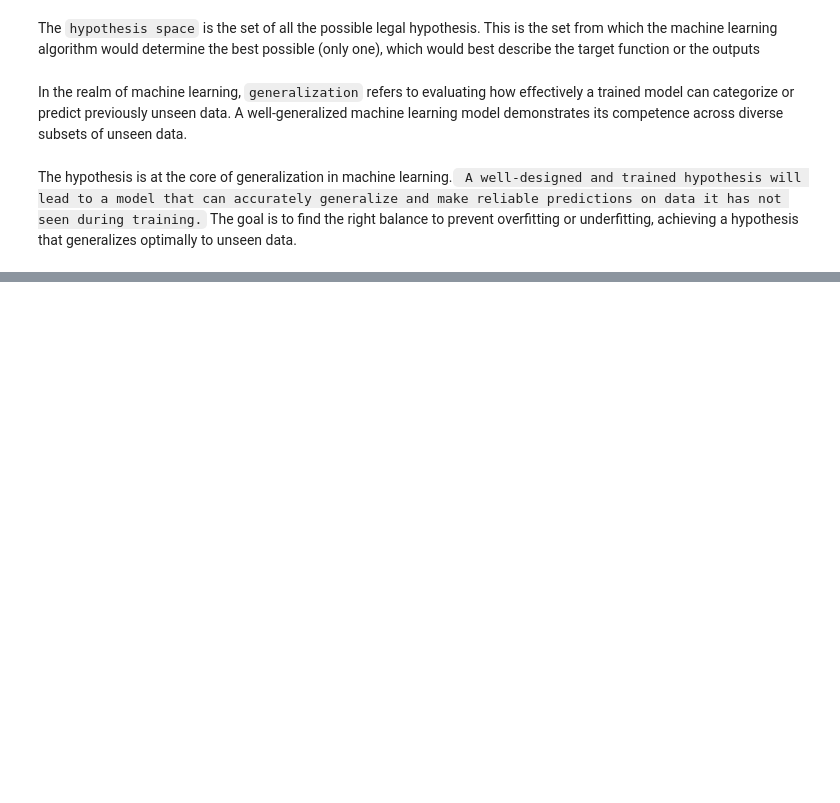
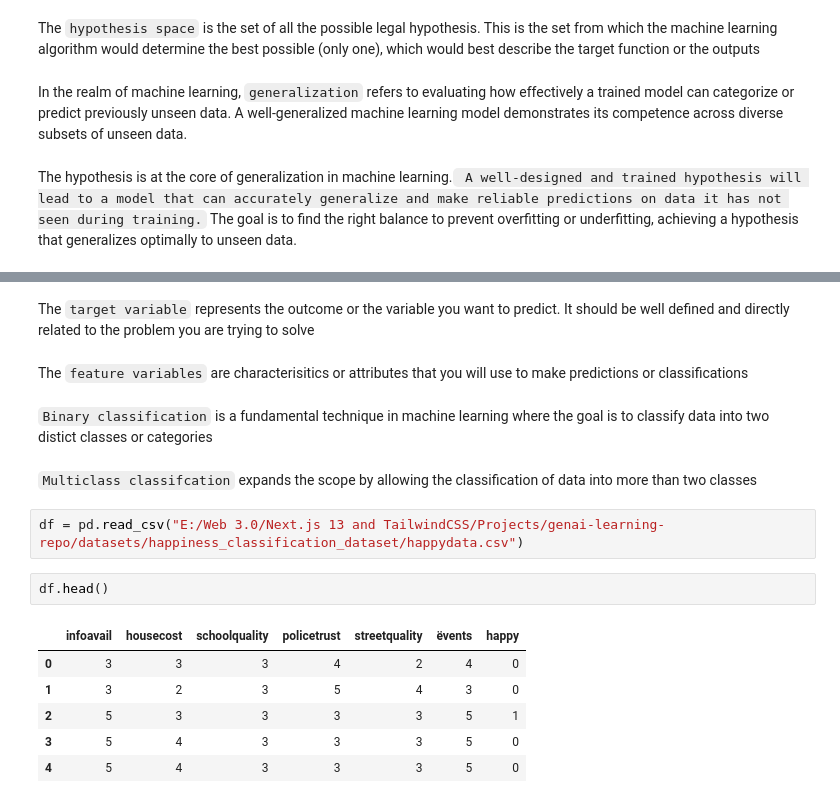
Before and after one commit to mmaazkhanhere/genai-learning-repo, a Jupyter notebook: machine-learning-course/course.ipynb, the cells around one changed output, grey strips where cells are left out. Saved outputs shown, nothing was run; the diff lists cells and outputs as text; blank space fills up the shorter version.

```diff
--- a/machine-learning-course/course.ipynb
+++ b/machine-learning-course/course.ipynb
@@ -144,0 +164,19 @@ The hypothesis is at the core of generalization in machine learning.` A well-des
+# %% [markdown]
+The `target variable` represents the outcome or the variable you want to predict. It should be well defined and directly related to the problem you are trying to solve
+# %% [markdown]
+The `feature variables` are characterisitics or attributes that you will use to make predictions or classifications
+# %% [markdown]
+`Binary classification` is a fundamental technique in machine learning where the goal is to classify data into two distict classes or categories
+# %% [markdown]
+`Multiclass classifcation` expands the scope by allowing the classification of data into more than two classes
+# %%
+df = pd.read_csv("E:/Web 3.0/Next.js 13 and TailwindCSS/Projects/genai-learning-repo/datasets/happiness_classification_dataset/happydata.csv")
+# %%
+df.head()
+# %% [output]
+|  | infoavail | housecost | schoolquality | policetrust | streetquality | ëvents | happy |
+| 0 | 3 | 3 | 3 | 4 | 2 | 4 | 0 |
+| 1 | 3 | 2 | 3 | 5 | 4 | 3 | 0 |
+| 2 | 5 | 3 | 3 | 3 | 3 | 5 | 1 |
+| 3 | 5 | 4 | 3 | 3 | 3 | 5 | 0 |
+| 4 | 5 | 4 | 3 | 3 | 3 | 5 | 0 |
```
Also changed, not shown: parts of 26 cells of this notebook, 3 other files.
